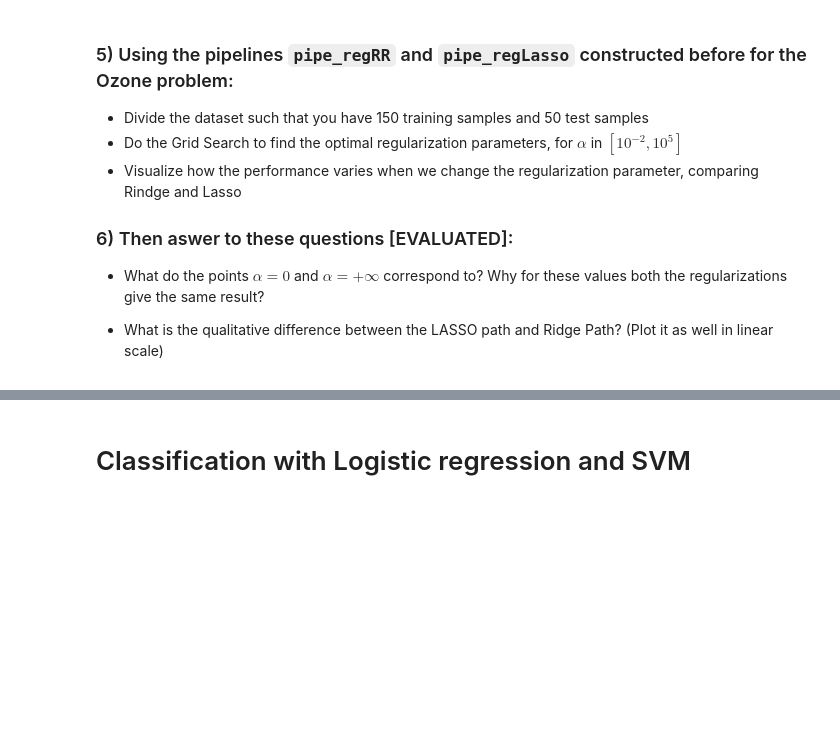
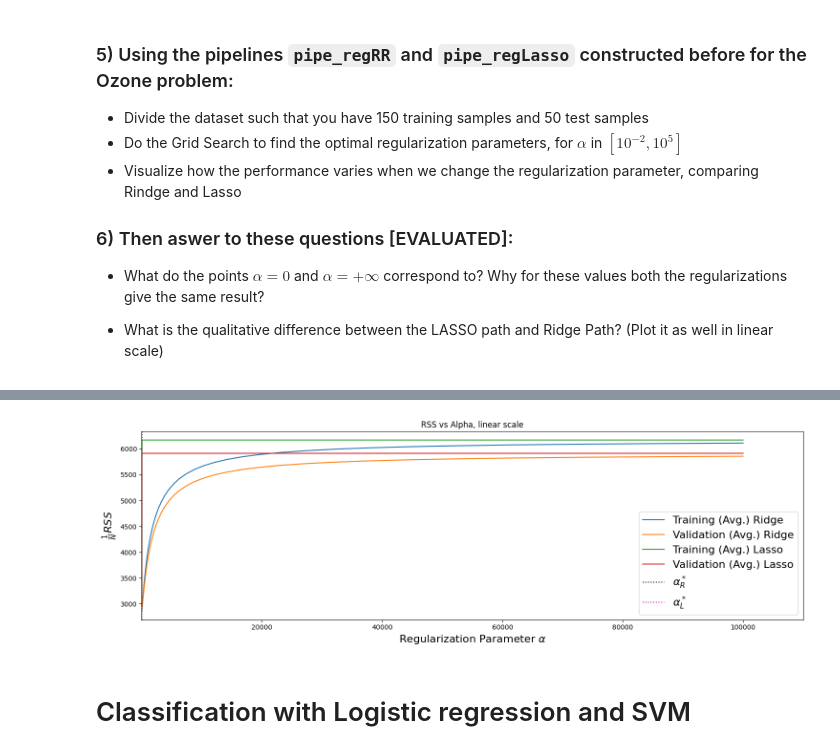
Before and after one commit to LinusCrugnola/FundamentalLearningEPFL, a Jupyter notebook: TP6/regression-and-classification.ipynb, the cells around one changed output, grey strips where cells are left out. Cells and saved outputs as stored; diff of their text form; code cells hidden in the pictures; blank space fills up the shorter version.

```diff
--- a/TP6/regression-and-classification.ipynb
+++ b/TP6/regression-and-classification.ipynb
@@ -471,3 +481,22 @@ Lasso optimal alpha 2.60e-01
+# %%
+# lin scale plot
+plt.figure(figsize=(15,5))
+plt.title('RSS vs Alpha, linear scale')
+plt.plot(testedAlphaR, trainScoresR, '-', label='Training (Avg.) Ridge')
+plt.plot(testedAlphaR, testScoresR, '-', label='Validation (Avg.) Ridge')
+plt.plot(testedAlphaL, trainScoresL, '-', label='Training (Avg.) Lasso')
+plt.plot(testedAlphaL, testScoresL, '-', label='Validation (Avg.) Lasso')
+plt.plot()
+plt.xlabel('Regularization Parameter $\\alpha$', fontsize=16)
+plt.ylabel('$\\frac{1}{N}RSS$', fontsize=16)
+plt.axvline(cvOptAlphaR, label='$\\alpha^*_R$', color='k', linestyle=':')
+plt.axvline(cvOptAlphaL, label='$\\alpha^*_L$', color='m', linestyle=':')
+plt.xlim([0.9*1e-2, 1e5*1.1])
+plt.tight_layout()
+plt.legend(loc='lower right', fontsize=16);
+plt.show()
+# %% [output]
+[figure, added]
 # %% [markdown]
 # Classification with Logistic regression and SVM
 # %% [markdown]
```
Also changed, not shown: parts of 5 cells of this notebook.
